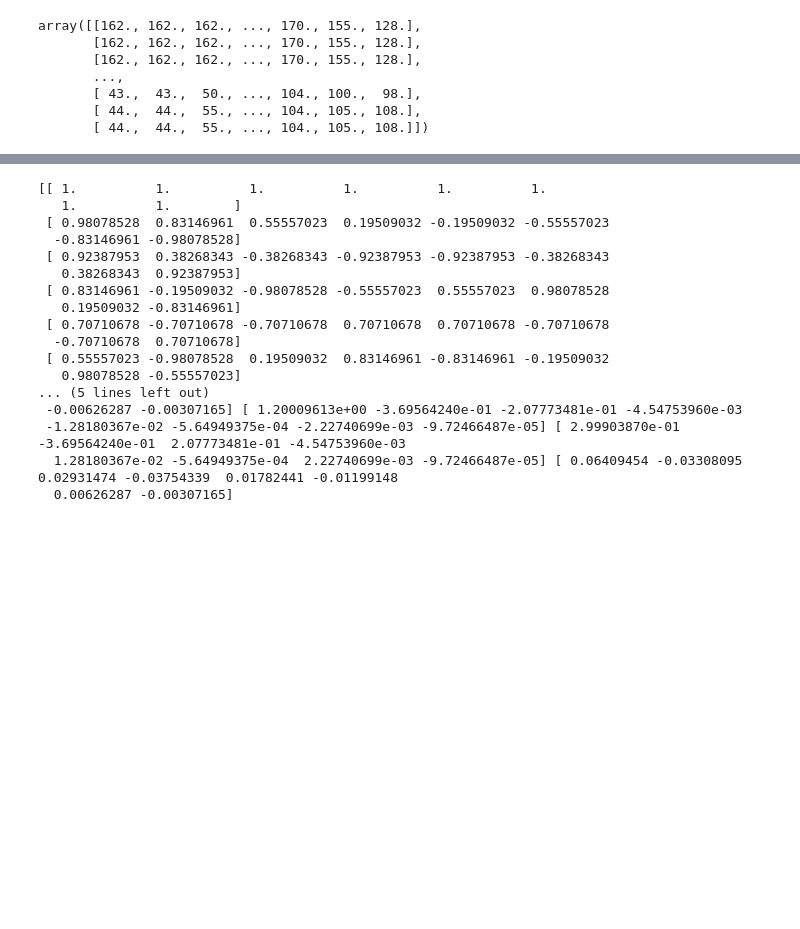
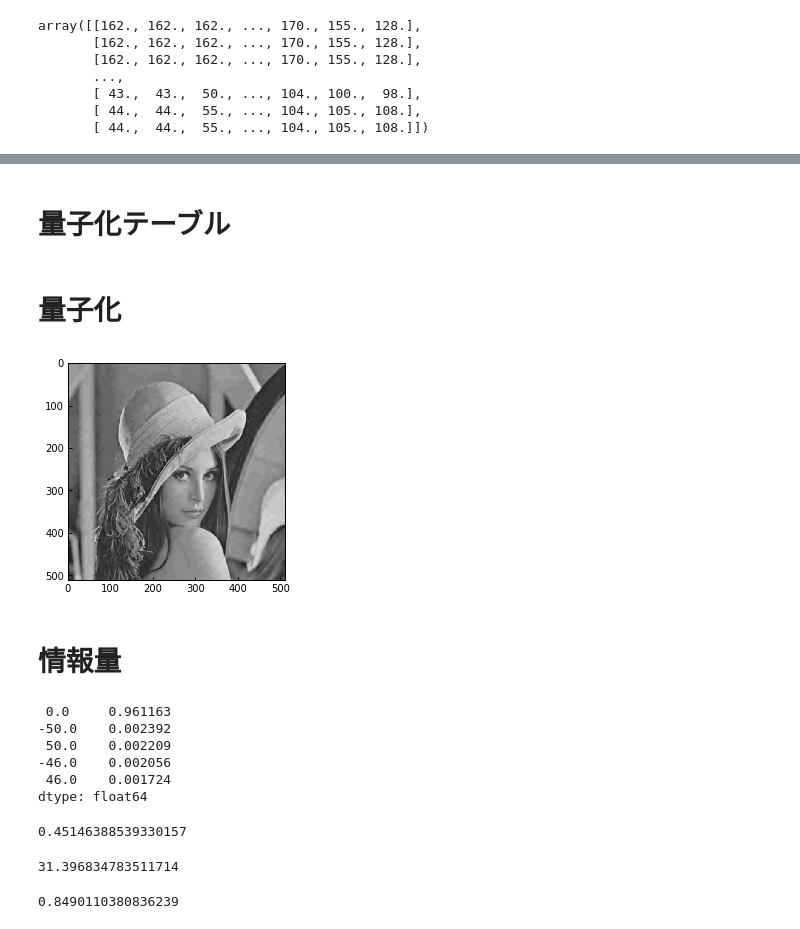
Before and after one commit to Hiroya-W/TPHLCT_and_DMLCT, a Jupyter notebook: DMLCT/8x8/先生のmatlabを移植.ipynb, the cells around one changed output, grey strips where cells are left out. Saved outputs shown, nothing was run; the diff lists cells and outputs as text; code cells hidden in the pictures; blank space fills up the shorter version.

```diff
--- a/DMLCT/8x8/先生のmatlabを移植.ipynb
+++ b/DMLCT/8x8/先生のmatlabを移植.ipynb
@@ -488,23 +439,2 @@ plt.imshow(R.T,cmap="gray")
-# %%
-DM4COMAT1, DM4COMAT2, DM4COMAT3, DM4COMAT4 = dm4coef(N)
-print(
-    DM4COMAT1, DM4COMAT2, DM4COMAT3, DM4COMAT4
-)
-# %% [output]
-[[ 1.          1.          1.          1.          1.          1.
-   1.          1.        ]
- [ 0.98078528  0.83146961  0.55557023  0.19509032 -0.19509032 -0.55557023
-  -0.83146961 -0.98078528]
- [ 0.92387953  0.38268343 -0.38268343 -0.92387953 -0.92387953 -0.38268343
-   0.38268343  0.92387953]
- [ 0.83146961 -0.19509032 -0.98078528 -0.55557023  0.55557023  0.98078528
-   0.19509032 -0.83146961]
- [ 0.70710678 -0.70710678 -0.70710678  0.70710678  0.70710678 -0.70710678
-  -0.70710678  0.70710678]
- [ 0.55557023 -0.98078528  0.19509032  0.83146961 -0.83146961 -0.19509032
-   0.98078528 -0.55557023]
-... (5 lines left out)
- -0.00626287 -0.00307165] [ 1.20009613e+00 -3.69564240e-01 -2.07773481e-01 -4.54753960e-03
- -1.28180367e-02 -5.64949375e-04 -2.22740699e-03 -9.72466487e-05] [ 2.99903870e-01 -3.69564240e-01  2.07773481e-01 -4.54753960e-03
-  1.28180367e-02 -5.64949375e-04  2.22740699e-03 -9.72466487e-05] [ 0.06409454 -0.03308095  0.02931474 -0.03754339  0.01782441 -0.01199148
-  0.00626287 -0.00307165]
+# %% [markdown]
+# 量子化テーブル
@@ -510,0 +468,2 @@ print(
+# %% [markdown]
+# 量子化
@@ -510,0 +481,44 @@ print(
+# %%
+V = np.copy(Q_Fk)
+# %%
+R = idmlct4e(V,N)
+# %%
+R = idmlct4e(R.T,N)
+# %%
+Q_recover = np.round(R.T)
+# %%
+plt.imshow(Q_recover, cmap="gray")
+plt.imsave("DMLCT_8x8_n4_ashi_LENNA.png",Q_recover,cmap="gray")
+# %% [output]
+[figure, added]
+# %% [markdown]
+# 情報量
+# %%
+qfk = pd.Series(Q_Fk.flatten())
+pro = qfk.value_counts() / qfk.value_counts().sum()
+pro.head()
+# %% [output]
+ 0.0     0.961163
+-50.0    0.002392
+ 50.0    0.002209
+-46.0    0.002056
+ 46.0    0.001724
+dtype: float64
+# %%
+S = 0
+for pi in pro:
+    S -= pi * np.log2(pi)
+S
+# %% [output]
+0.45146388539330157
+# %%
+MSE = np.sum(np.sum(np.power((IMG.img - Q_recover),2)))/(Q_recover.shape[0] * Q_recover.shape[1])
+PSNR = 10 * np.log10(255 * 255 / MSE)
+PSNR
+# %% [output]
+31.396834783511714
+# %%
+MSSIM = ssim(IMG.img,Q_recover.astype(IMG.img.dtype),gaussian_weights=True,sigma=1.5,K1=0.01,K2=0.03)
+MSSIM
+# %% [output]
+0.8490110380836239
```
Also changed, not shown: parts of 16 cells of this notebook, 4 other files.
